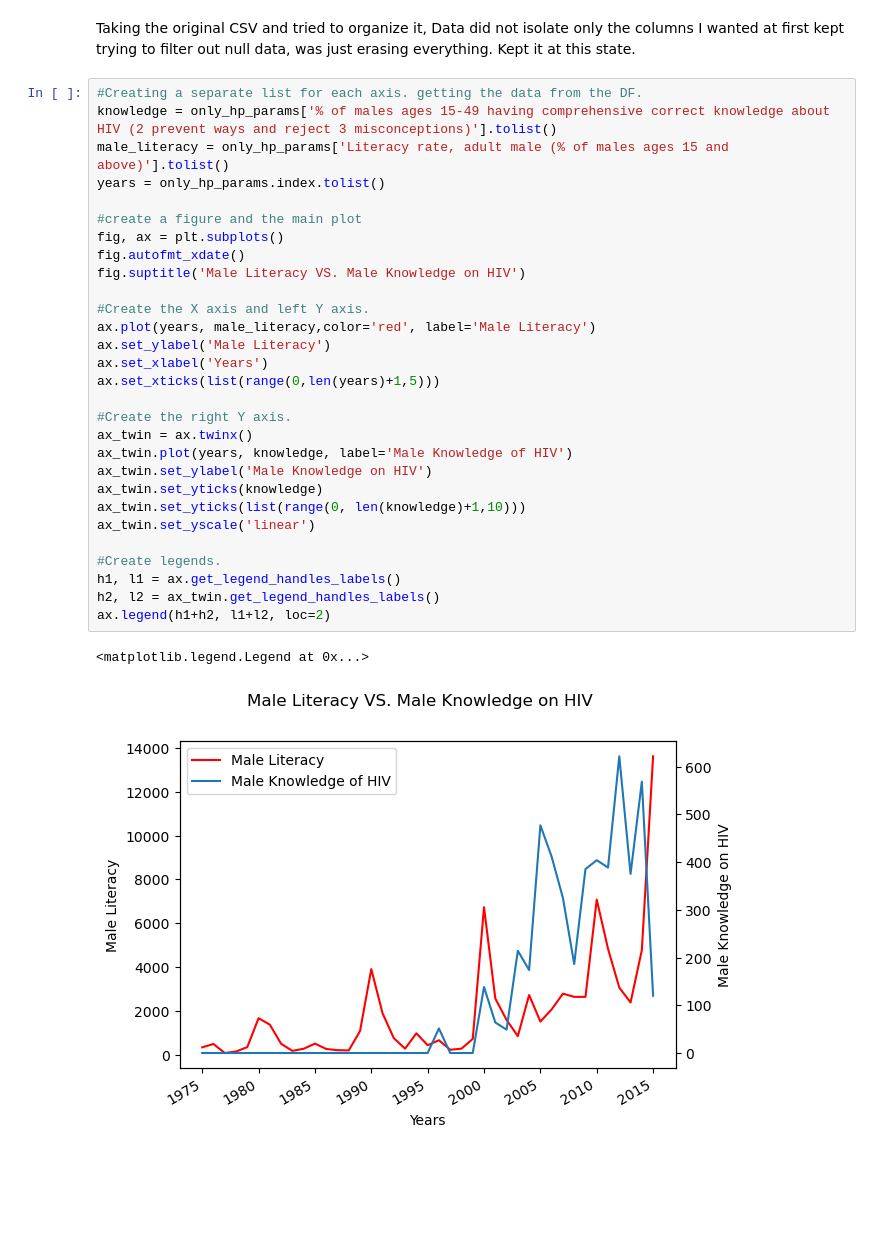
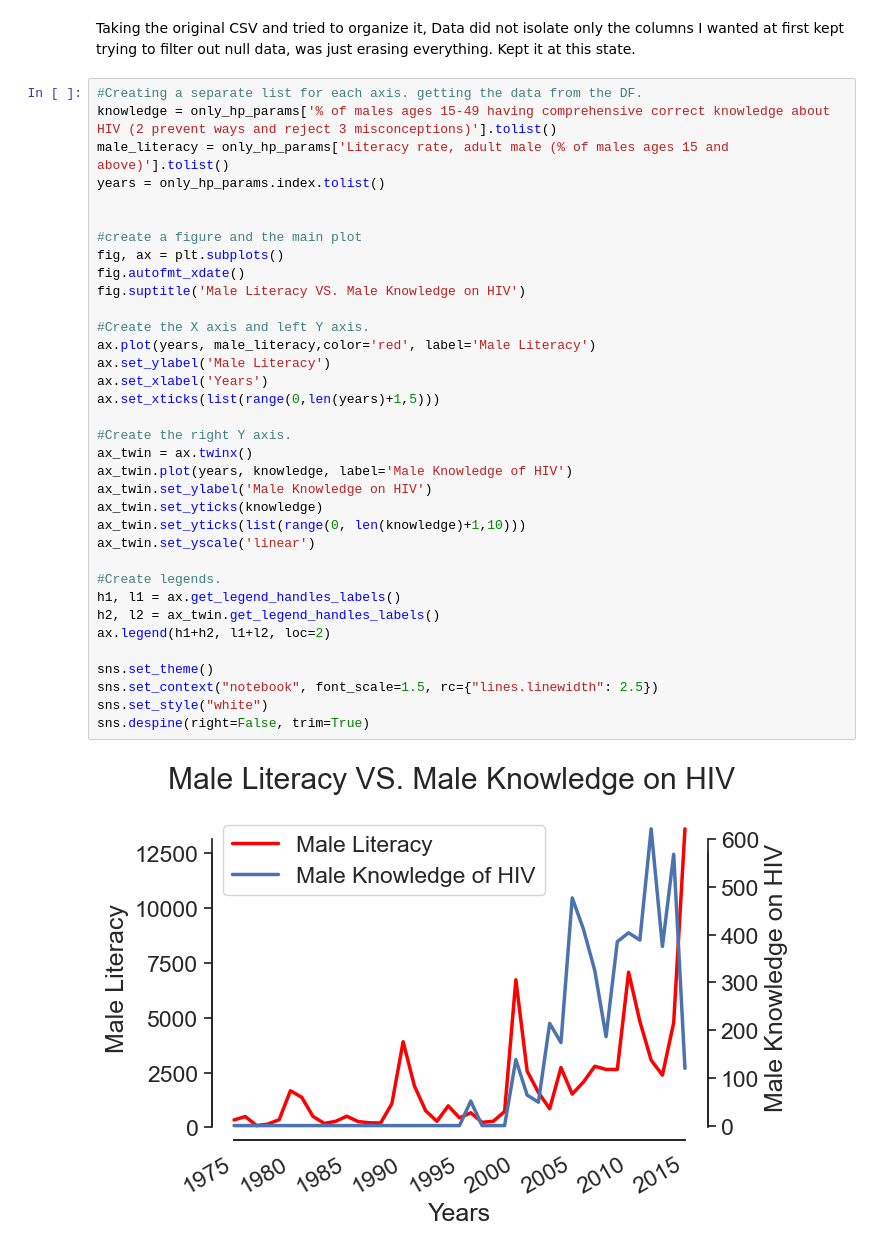
Before and after one commit to GreeneKP/helth_is_cool_eda, a Jupyter notebook: data/dualaxis.ipynb, the cells around one changed output. Cells and saved outputs as stored; diff of their text form; blank space fills up the shorter version.

```diff
--- a/data/dualaxis.ipynb
+++ b/data/dualaxis.ipynb
@@ -14,32 +15,37 @@ Taking the original CSV and tried to organize it, Data did not isolate only the
 # %%
 #Creating a separate list for each axis. getting the data from the DF.
 knowledge = only_hp_params['% of males ages 15-49 having comprehensive correct knowledge about HIV (2 prevent ways and reject 3 misconceptions)'].tolist()
 male_literacy = only_hp_params['Literacy rate, adult male (% of males ages 15 and above)'].tolist()
 years = only_hp_params.index.tolist()
+
 
 #create a figure and the main plot
 fig, ax = plt.subplots()
 fig.autofmt_xdate()
 fig.suptitle('Male Literacy VS. Male Knowledge on HIV')
 
 #Create the X axis and left Y axis.
 ax.plot(years, male_literacy,color='red', label='Male Literacy')
 ax.set_ylabel('Male Literacy')
 ax.set_xlabel('Years')
 ax.set_xticks(list(range(0,len(years)+1,5)))
 
 #Create the right Y axis.
 ax_twin = ax.twinx()
 ax_twin.plot(years, knowledge, label='Male Knowledge of HIV')
 ax_twin.set_ylabel('Male Knowledge on HIV')
 ax_twin.set_yticks(knowledge)
 ax_twin.set_yticks(list(range(0, len(knowledge)+1,10)))
 ax_twin.set_yscale('linear')
 
 #Create legends.
 h1, l1 = ax.get_legend_handles_labels()
 h2, l2 = ax_twin.get_legend_handles_labels()
 ax.legend(h1+h2, l1+l2, loc=2)
+
+sns.set_theme()
+sns.set_context("notebook", font_scale=1.5, rc={"lines.linewidth": 2.5})
+sns.set_style("white")
+sns.despine(right=False, trim=True)
 # %% [output]
-<matplotlib.legend.Legend at 0x...>
-[figure, old version]
+[figure, new version]
```
Also changed, not shown: parts of 1 cell of this notebook.
